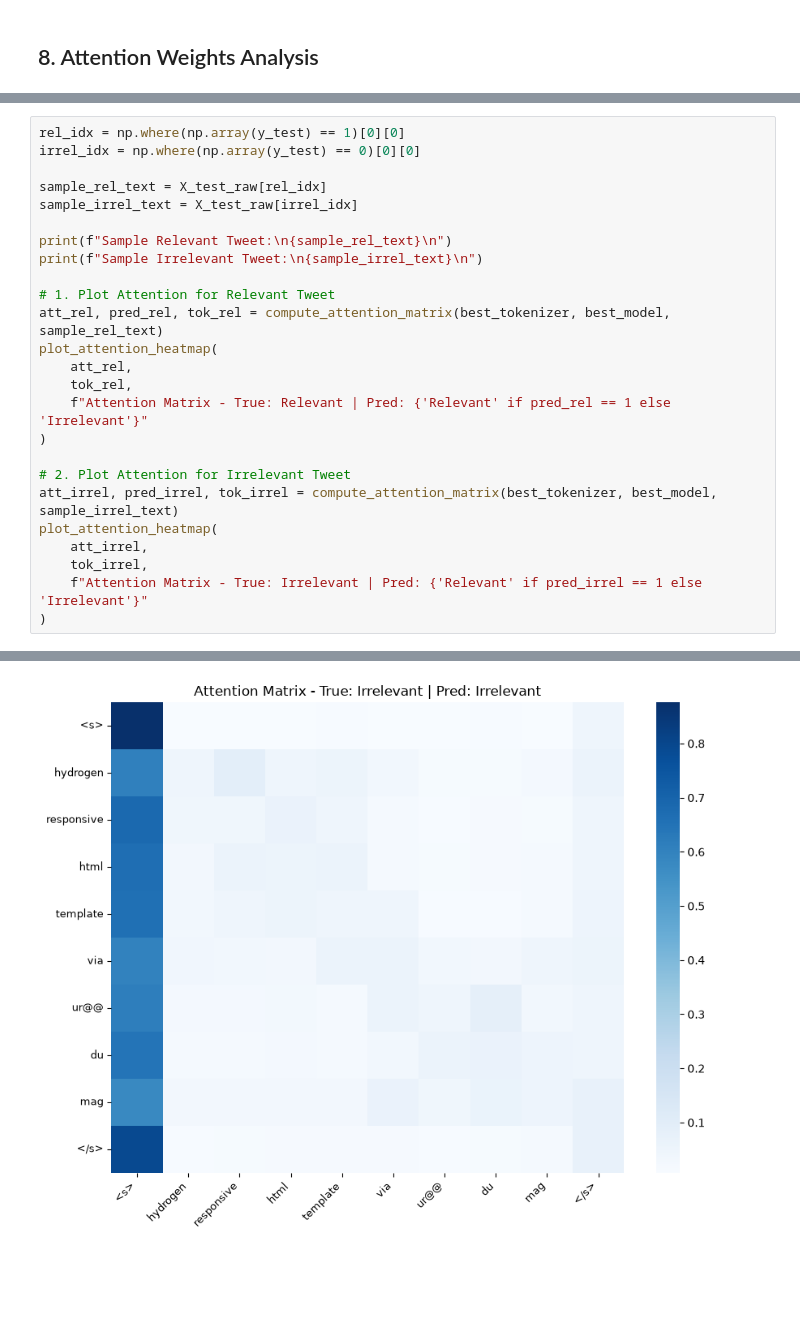
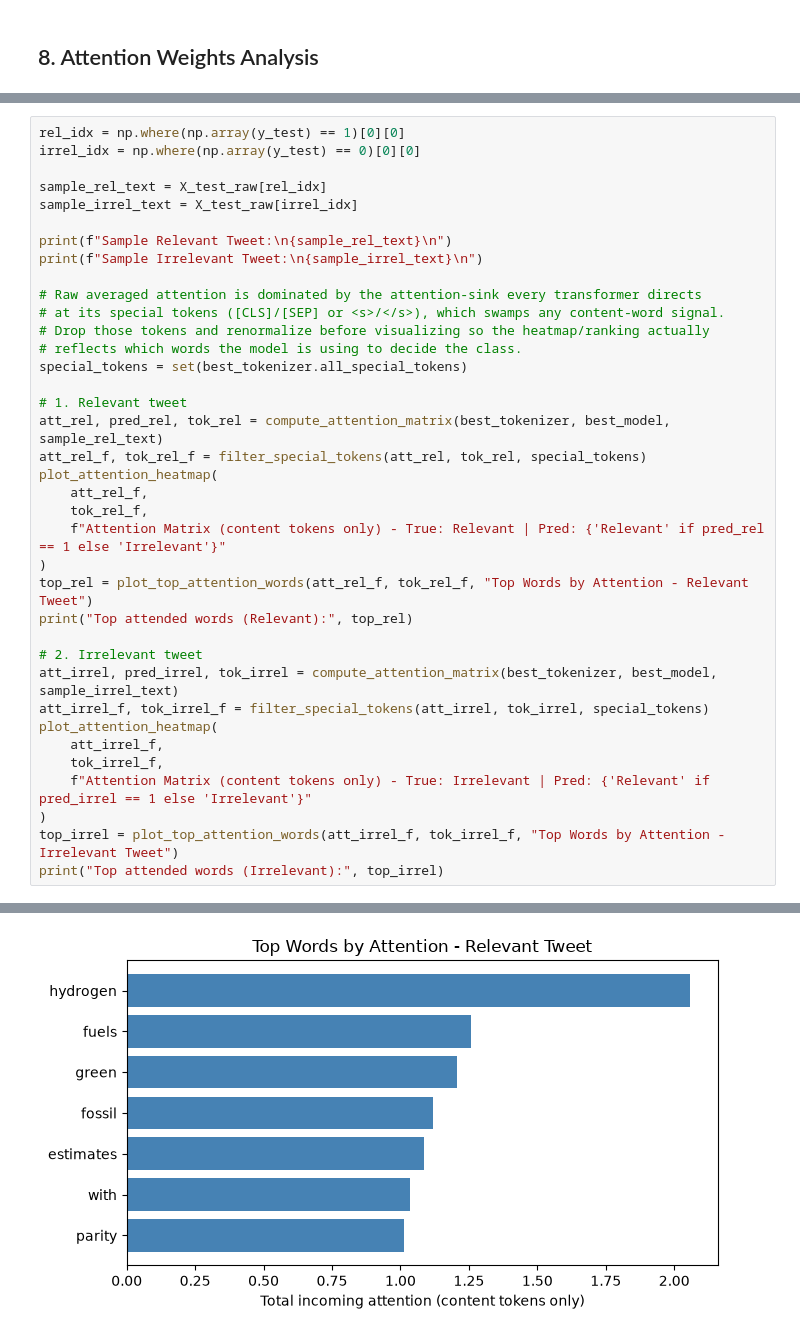
Before and after one commit to dmitrynovik/ml-a2, a Jupyter notebook: Task9_BERT_Classification.ipynb, the cells around one changed output, grey strips where cells are left out. Cells and saved outputs as stored; diff of their text form; blank space fills up the shorter version.

```diff
--- a/Task9_BERT_Classification.ipynb
+++ b/Task9_BERT_Classification.ipynb
@@ -508,21 +546,33 @@ sample_irrel_text = X_test_raw[irrel_idx]
 print(f"Sample Relevant Tweet:\n{sample_rel_text}\n")
 print(f"Sample Irrelevant Tweet:\n{sample_irrel_text}\n")
 
-# 1. Plot Attention for Relevant Tweet
+# Raw averaged attention is dominated by the attention-sink every transformer directs
+# at its special tokens ([CLS]/[SEP] or <s>/</s>), which swamps any content-word signal.
+# Drop those tokens and renormalize before visualizing so the heatmap/ranking actually
+# reflects which words the model is using to decide the class.
+special_tokens = set(best_tokenizer.all_special_tokens)
+
+# 1. Relevant tweet
 att_rel, pred_rel, tok_rel = compute_attention_matrix(best_tokenizer, best_model, sample_rel_text)
+att_rel_f, tok_rel_f = filter_special_tokens(att_rel, tok_rel, special_tokens)
 plot_attention_heatmap(
-    att_rel,
-    tok_rel,
-    f"Attention Matrix - True: Relevant | Pred: {'Relevant' if pred_rel == 1 else 'Irrelevant'}"
+    att_rel_f,
+    tok_rel_f,
+    f"Attention Matrix (content tokens only) - True: Relevant | Pred: {'Relevant' if pred_rel == 1 else 'Irrelevant'}"
 )
+top_rel = plot_top_attention_words(att_rel_f, tok_rel_f, "Top Words by Attention - Relevant Tweet")
+print("Top attended words (Relevant):", top_rel)
 
-# 2. Plot Attention for Irrelevant Tweet
+# 2. Irrelevant tweet
 att_irrel, pred_irrel, tok_irrel = compute_attention_matrix(best_tokenizer, best_model, sample_irrel_text)
+att_irrel_f, tok_irrel_f = filter_special_tokens(att_irrel, tok_irrel, special_tokens)
 plot_attention_heatmap(
-    att_irrel,
-    tok_irrel,
-    f"Attention Matrix - True: Irrelevant | Pred: {'Relevant' if pred_irrel == 1 else 'Irrelevant'}"
+    att_irrel_f,
+    tok_irrel_f,
+    f"Attention Matrix (content tokens only) - True: Irrelevant | Pred: {'Relevant' if pred_irrel == 1 else 'Irrelevant'}"
 )
+top_irrel = plot_top_attention_words(att_irrel_f, tok_irrel_f, "Top Words by Attention - Irrelevant Tweet")
+print("Top attended words (Irrelevant):", top_irrel)
 # %% [output]
 Sample Relevant Tweet:
 irena estimates that green hydrogen could achieve price parity with blue hydrogen produced from fossil fuels within the next decade siew siew sg
@@ -533 +583 @@ hydrogen responsive html template via urdu mag
-[figure, old version]
+[figure, new version]
```
Also changed, not shown: parts of 12 cells of this notebook, 1 other file.
